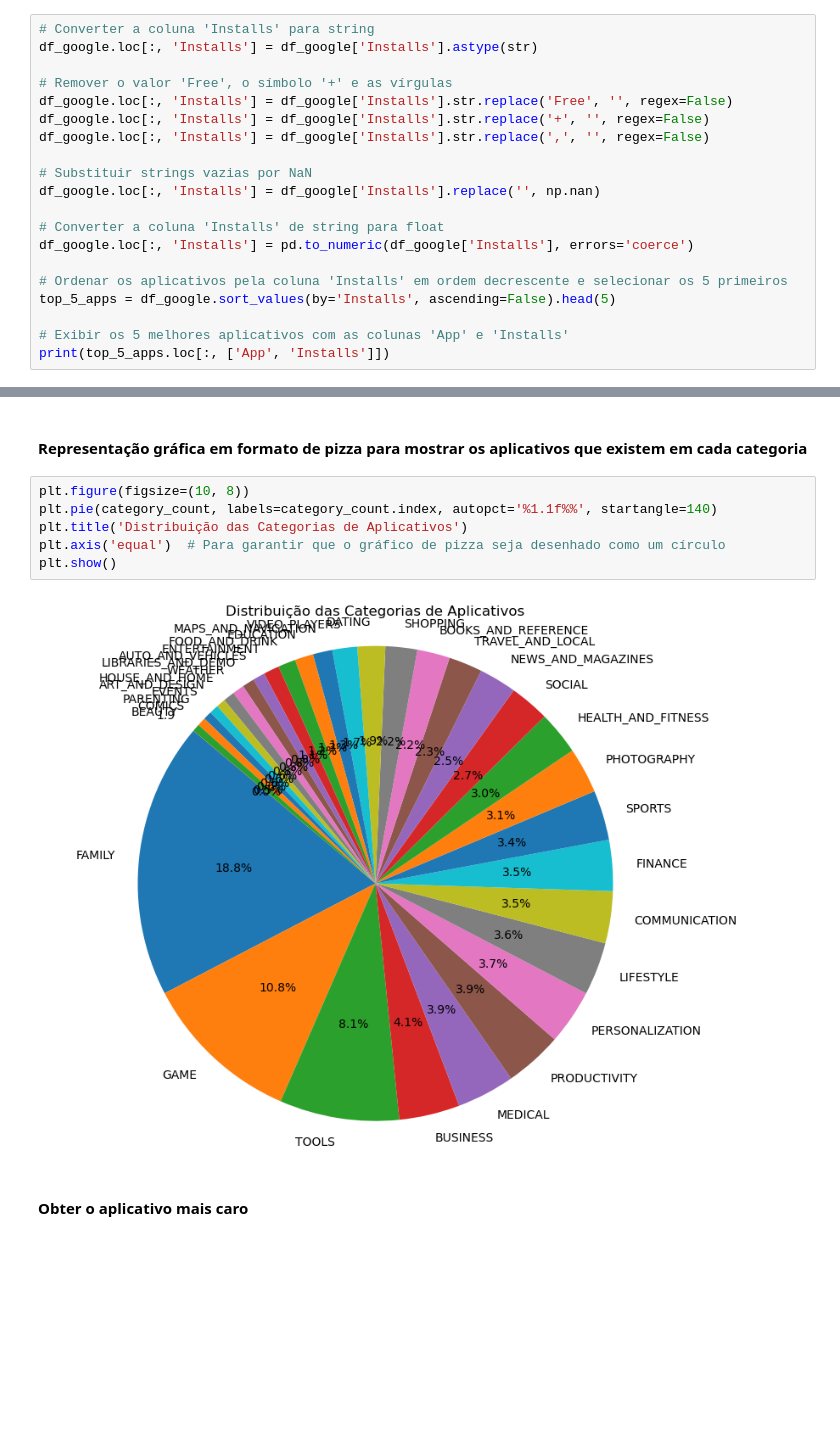
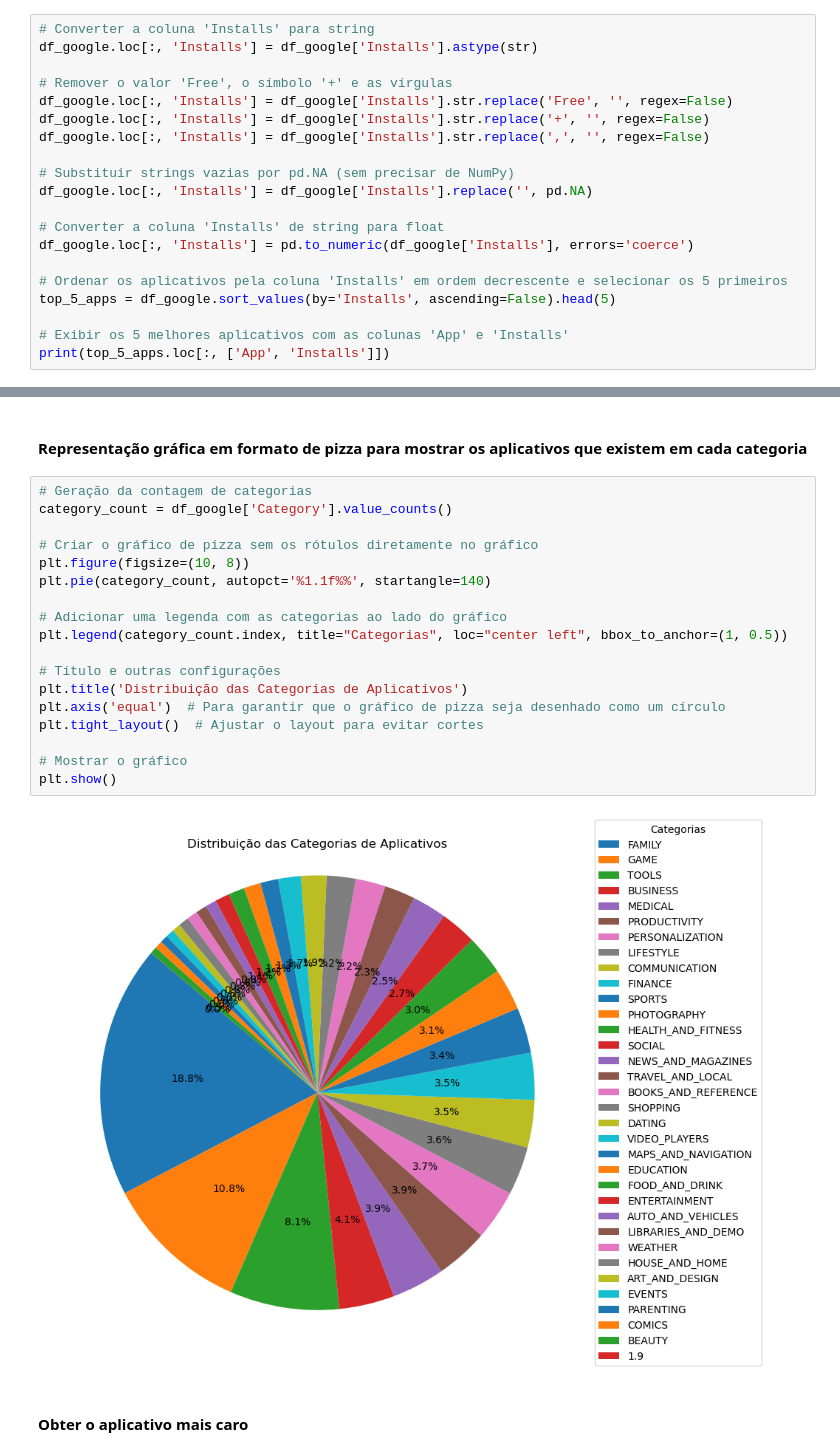
Before and after one commit to Fabianaccblima/Programa_de_bolsas_Compass_Fabiana, a Jupyter notebook: Sprint 3/desafio/desafio.ipynb, the cells around one changed output, grey strips where cells are left out. Saved outputs shown, nothing was run; the diff lists cells and outputs as text; blank space fills up the shorter version.

```diff
--- a/Sprint 3/desafio/desafio.ipynb
+++ b/Sprint 3/desafio/desafio.ipynb
@@ -62,8 +62,8 @@ df_google.loc[:, 'Installs'] = df_google['Installs'].str.replace('Free', '', reg
 df_google.loc[:, 'Installs'] = df_google['Installs'].str.replace('+', '', regex=False)
 df_google.loc[:, 'Installs'] = df_google['Installs'].str.replace(',', '', regex=False)
 
-# Substituir strings vazias por NaN
-df_google.loc[:, 'Installs'] = df_google['Installs'].replace('', np.nan)
+# Substituir strings vazias por pd.NA (sem precisar de NumPy)
+df_google.loc[:, 'Installs'] = df_google['Installs'].replace('', pd.NA)
 
 # Converter a coluna 'Installs' de string para float
 df_google.loc[:, 'Installs'] = pd.to_numeric(df_google['Installs'], errors='coerce')
@@ -140,13 +140,25 @@ Name: count, Length: 34, dtype: int64
 # %% [markdown]
 #### Representação gráfica em formato de pizza para mostrar os aplicativos que existem em cada categoria
 # %%
+# Geração da contagem de categorias
+category_count = df_google['Category'].value_counts()
+
+# Criar o gráfico de pizza sem os rótulos diretamente no gráfico
 plt.figure(figsize=(10, 8))
-plt.pie(category_count, labels=category_count.index, autopct='%1.1f%%', startangle=140)
+plt.pie(category_count, autopct='%1.1f%%', startangle=140)
+
+# Adicionar uma legenda com as categorias ao lado do gráfico
+plt.legend(category_count.index, title="Categorias", loc="center left", bbox_to_anchor=(1, 0.5))
+
+# Título e outras configurações
 plt.title('Distribuição das Categorias de Aplicativos')
 plt.axis('equal')  # Para garantir que o gráfico de pizza seja desenhado como um círculo
+plt.tight_layout()  # Ajustar o layout para evitar cortes
+
+# Mostrar o gráfico
 plt.show()
 # %% [output]
-[figure, old version]
+[figure, new version]
 # %% [markdown]
 #### Obter o aplicativo mais caro
 # %%
```
